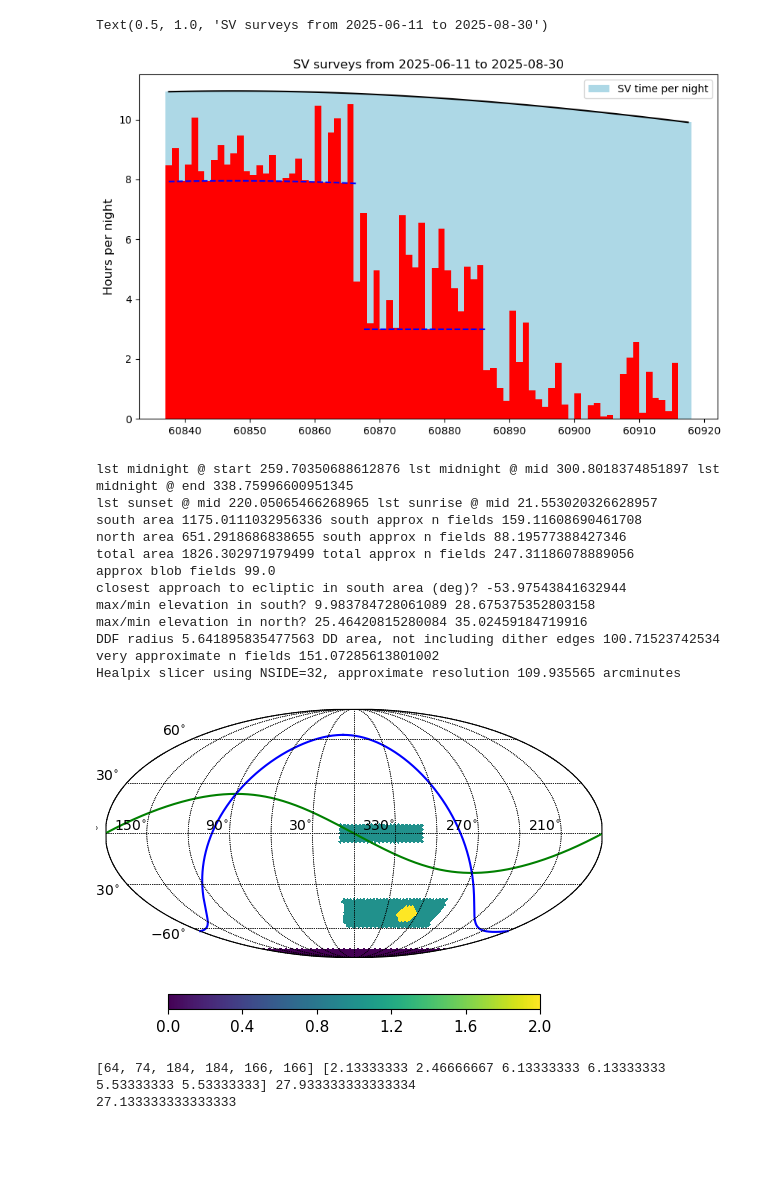
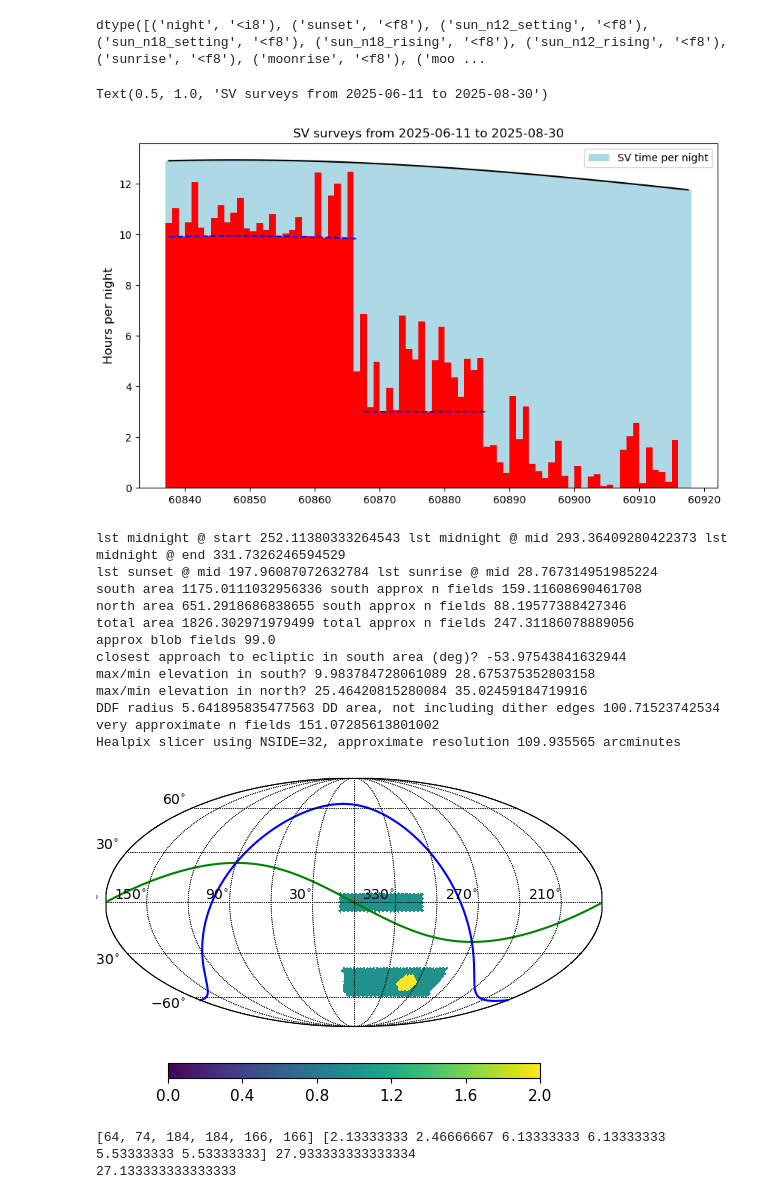
Before and after one commit to lsst-sims/lsstcam_sv, a Jupyter notebook: LSSTCam_SV-ddf-6.ipynb, the cells around one changed output. Drawn from its saved outputs; the diff is of its cells as text; code cells hidden in the pictures; blank space fills up the shorter version.

```diff
--- a/LSSTCam_SV-ddf-6.ipynb
+++ b/LSSTCam_SV-ddf-6.ipynb
@@ -75,8 +75,8 @@ almanac = Almanac(mjd_start=survey_start.mjd)
 match = np.where(
     (almanac.sunsets["night"] >= 0) & (almanac.sunsets["night"] <= survey_length)
 )
-sunsets = almanac.sunsets[match]["sun_n18_setting"]
-sunrises = almanac.sunsets[match]["sun_n18_rising"]
+sunsets = almanac.sunsets[match]["sunset"]
+sunrises = almanac.sunsets[match]["sun_n12_rising"]
 
 print(Time(sunsets[0], format='mjd', scale='utc').iso,
       Time(sunrises[0], format='mjd', scale='utc').iso,
@@ -91,4 +91,8 @@ print(sun_ra_start)
 1.3897159617309942
+# %%
+almanac.sunsets.dtype
+# %% [output]
+dtype([('night', '<i8'), ('sunset', '<f8'), ('sun_n12_setting', '<f8'), ('sun_n18_setting', '<f8'), ('sun_n18_rising', '<f8'), ('sun_n12_rising', '<f8'), ('sunrise', '<f8'), ('moonrise', '<f8'), ('moo ...
 # %%
 # Set up an approximation for downtime, including masking time used for other engineering
 
@@ -151,7 +155,7 @@ plt.ylabel("Hours per night", fontsize='large')
 plt.title(f"SV surveys from {survey_start.iso[0:10]} to {survey_end.iso[0:10]}")
 # %% [output]
 Text(0.5, 1.0, 'SV surveys from 2025-06-11 to 2025-08-30')
-[figure, old version]
+[figure, new version]
 # %%
 # Need to define the footprint (let's start with the wide area footprint)
 
@@ -185,7 +189,7 @@ sky['map'][north] = 1
 
 # Add a polar region very low
 pole = np.where(sky["dec"] < -78)[0]
-sky['map'][pole] = 1e-5
+#sky['map'][pole] = 1e-5
 
 # Check individually, relevant for blob coverage..
 area_south = len(np.where(sky['map'][south] == 1)[0]) * hp.nside2pixarea(nside, degrees=True)
@@ -207,36 +211,36 @@ print('max/min elevation in south?', abs(sky['dec'][south].max() - site.latitude
 print('max/min elevation in north?', abs(site.latitude - sky['dec'][north].min()), abs(site.latitude - sky['dec'][north].max()))
 
 dd_ra = 310
 dd_dec = -50
 radius = np.sqrt(100 / np.pi)
 dist = angular_separation(dd_ra, dd_dec, sky['ra'], sky['dec'])
 close = np.where(dist <= radius)[0]
 dd = np.zeros(hp.nside2npix(nside)) + np.nan
 dd[close] = 1
 
 area_dd = len(np.where(dd == 1)[0]) * hp.nside2pixarea(nside, degrees=True)
 approx_nfields_dd = area_dd * 1.5
 print("DDF radius", radius, "DD area, not including dither edges", area_dd, "very approximate n fields", approx_nfields_dd)
 
 temp = np.where(np.isnan(sky['map']), 0, sky['map']) +  np.where(np.isnan(dd), 0, 2*dd)
 temp[np.where(temp == 0)] = np.nan
 temp = np.ma.MaskedArray(temp)
 s = slicers.HealpixSlicer(nside=nside)
 p = plots.HpxmapPlotter()
 fig = p(temp, s, {'color_max': 2, 'color_min': 0, 'n_ticks': 5})
 # %% [output]
-lst midnight @ start 259.70350688612876 lst midnight @ mid 300.8018374851897 lst midnight @ end 338.75996600951345
-lst sunset @ mid 220.05065466268965 lst sunrise @ mid 21.553020326628957
+lst midnight @ start 252.11380333264543 lst midnight @ mid 293.36409280422373 lst midnight @ end 331.7326246594529
+lst sunset @ mid 197.96087072632784 lst sunrise @ mid 28.767314951985224
 south area 1175.0111032956336 south approx n fields 159.11608690461708
 north area 651.2918686838655 south approx n fields 88.19577388427346
 total area 1826.302971979499 total approx n fields 247.31186078889056
 approx blob fields 99.0
 closest approach to ecliptic in south area (deg)? -53.97543841632944
 max/min elevation in south? 9.983784728061089 28.675375352803158
 max/min elevation in north? 25.46420815280084 35.02459184719916
 DDF radius 5.641895835477563 DD area, not including dither edges 100.71523742534 very approximate n fields 151.07285613801002
 Healpix slicer using NSIDE=32, approximate resolution 109.935565 arcminutes
-[figure, old version]
+[figure, new version]
 # %%
 # Turn this into a Footprint to use with the scheduler -
 # low-dust-ratios
```
Also changed, not shown: parts of 16 cells of this notebook.
